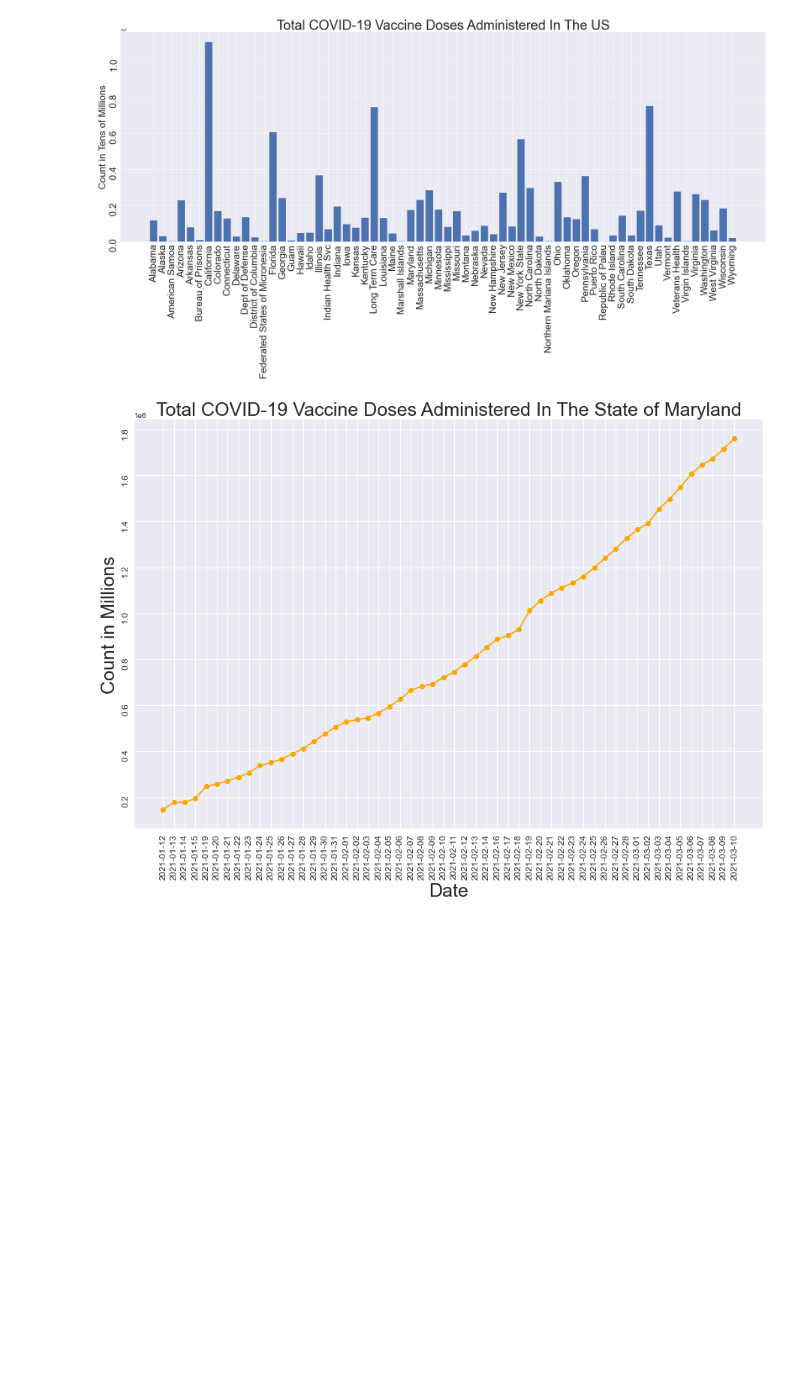
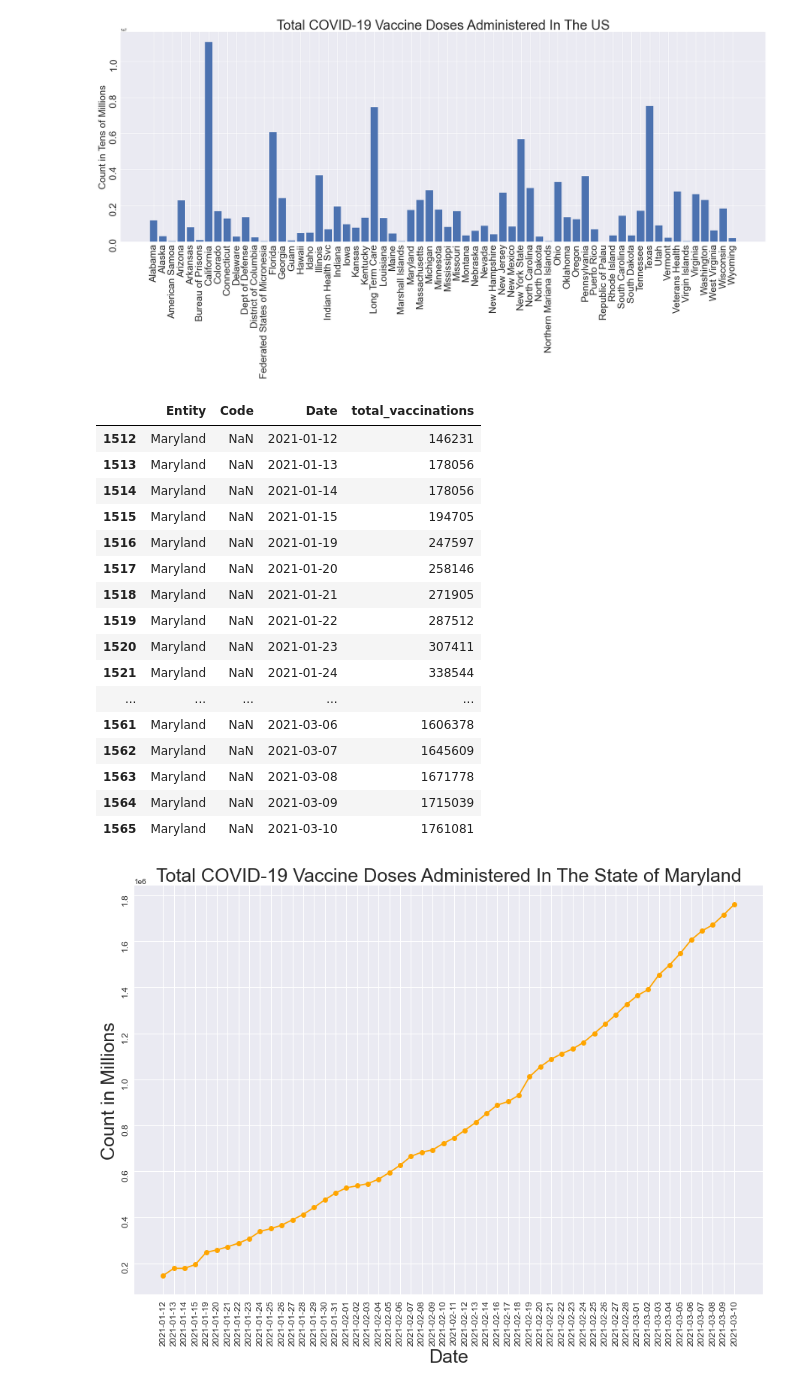
Before and after one commit to ccgrace/maryland_vaccination, a Jupyter notebook: Covid19-Vaccination-Analysis/Vaccionation_in_Maryland_starter.ipynb, the cells around one changed output. Cells and saved outputs as stored; diff of their text form; code cells hidden in the pictures; blank space fills up the shorter version.

```diff
--- a/Covid19-Vaccination-Analysis/Vaccionation_in_Maryland_starter.ipynb
+++ b/Covid19-Vaccination-Analysis/Vaccionation_in_Maryland_starter.ipynb
@@ -64,6 +64,26 @@ plt.bar(states, total_count);
 plt.savefig("../Output_Data/Tota_covid-19_vaccine-doses-administered-In-The-US.png",bbox_inches = 'tight')
 # %% [output]
 [figure]
+# %%
+maryland_distributed_vaccines_df
+# %% [output]
+|  | Entity | Code | Date | total_vaccinations |
+| 1512 | Maryland | NaN | 2021-01-12 | 146231 |
+| 1513 | Maryland | NaN | 2021-01-13 | 178056 |
+| 1514 | Maryland | NaN | 2021-01-14 | 178056 |
+| 1515 | Maryland | NaN | 2021-01-15 | 194705 |
+| 1516 | Maryland | NaN | 2021-01-19 | 247597 |
+| 1517 | Maryland | NaN | 2021-01-20 | 258146 |
+| 1518 | Maryland | NaN | 2021-01-21 | 271905 |
+| 1519 | Maryland | NaN | 2021-01-22 | 287512 |
+| 1520 | Maryland | NaN | 2021-01-23 | 307411 |
+| 1521 | Maryland | NaN | 2021-01-24 | 338544 |
+| ... | ... | ... | ... | ... |
+| 1561 | Maryland | NaN | 2021-03-06 | 1606378 |
+| 1562 | Maryland | NaN | 2021-03-07 | 1645609 |
+| 1563 | Maryland | NaN | 2021-03-08 | 1671778 |
+| 1564 | Maryland | NaN | 2021-03-09 | 1715039 |
+| 1565 | Maryland | NaN | 2021-03-10 | 1761081 |
 # %%
 dates = maryland_distributed_vaccines_df['Date']
 md_total_vaccines = maryland_distributed_vaccines_df['total_vaccinations']
```
Also changed, not shown: parts of 13 cells of this notebook.
